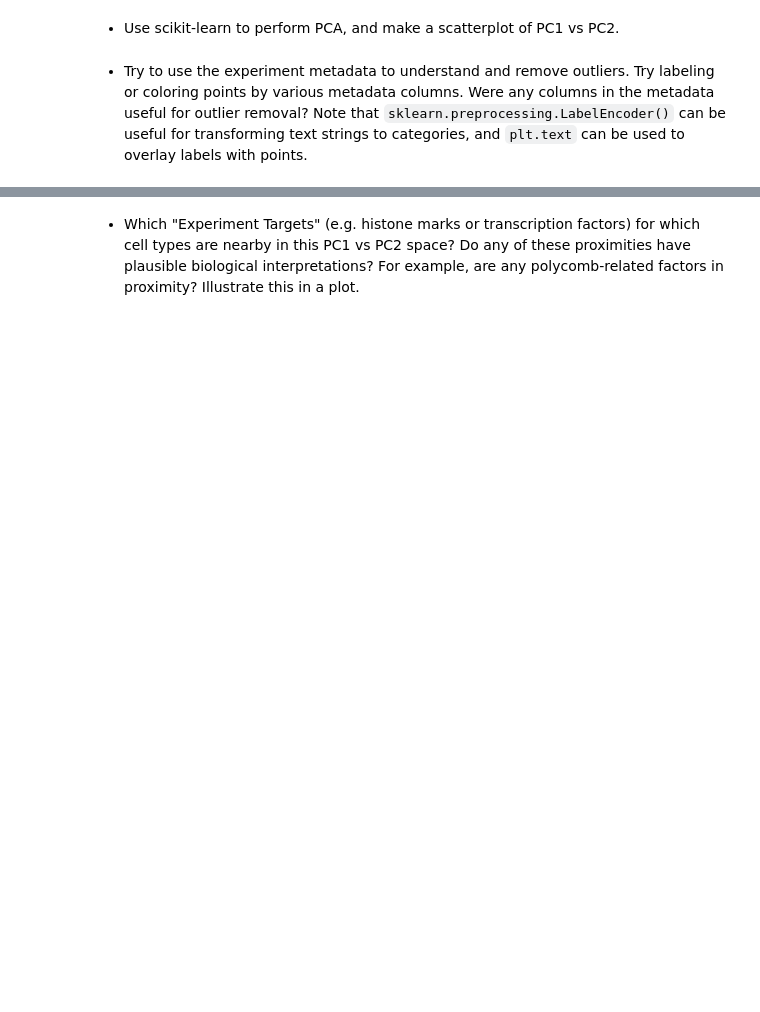
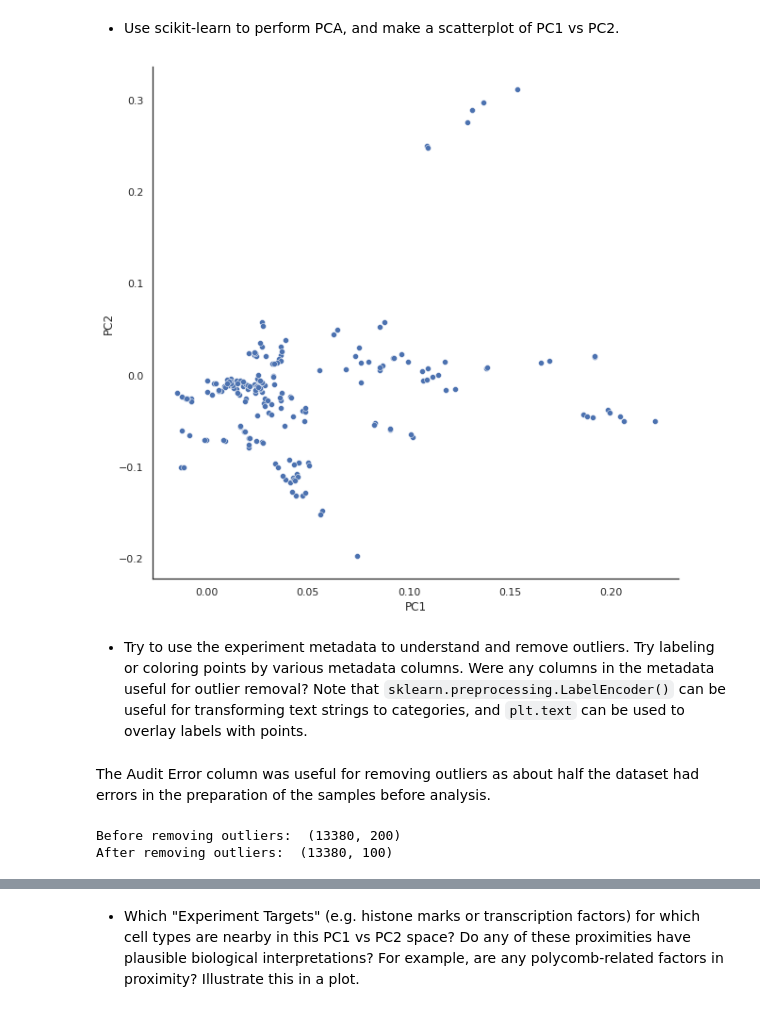
Before and after one commit to ramayyala/qbio577_fall2022, a Jupyter notebook: encode-bigwig-eda.ipynb, the cells around one changed output, grey strips where cells are left out. Drawn from its saved outputs; the diff is of its cells as text; code cells hidden in the pictures; blank space fills up the shorter version.

```diff
--- a/encode-bigwig-eda.ipynb
+++ b/encode-bigwig-eda.ipynb
@@ -33,4 +58,42 @@ bigwig_metadata = pd.read_table('./data/ENCODE_GRCh38_bigWig.tsv')
 # %% [markdown]
 - Use scikit-learn to perform PCA, and make a scatterplot of PC1 vs PC2.
+# %%
+from sklearn.decomposition import PCA
+X=df.iloc[:, 3:]
+pca = PCA(n_components=2)
+components = pca.fit_transform(X)
+# %%
+sns.set_context("paper")
+sns.color_palette("pastel")
+sns.set(rc={'figure.figsize':(10,10)})
+sns.set_style("white")
+ax=sns.scatterplot(x = pca.components_[0], y = pca.components_[1])
+ax.set_ylabel("PC2")
+ax.set_xlabel("PC1")
+#ax.set_title("Expression Profiles of the First 10 Samples of the Encode Dataset")
+sns.despine()
+#px.scatter(x=pca.components_[0],y=pca.components_[1], color=labels, width=1000, height=1000, labels={"x":"PC1", "y":"PC2"})
+# %% [output]
+[figure, added]
 # %% [markdown]
 - Try to use the experiment metadata to understand and remove outliers. Try labeling or coloring points by various metadata columns. Were any columns in the metadata useful for outlier removal? Note that `sklearn.preprocessing.LabelEncoder()` can be useful for transforming text strings to categories, and `plt.text` can be used to overlay labels with points.
+# %% [markdown]
+The Audit Error column was useful for removing outliers as about half the dataset had errors in the preparation of the samples before analysis.
+# %%
+df_selected=df.iloc[:, 3:]
+print("Before removing outliers: ",df_selected.shape)
+df_selected=df_selected.T
+df_selected=df_selected.reset_index()
+df_selected=df_selected.rename(columns={"index":"File accession"})
+df_selected=df_selected.set_index("File accession")
+meta=metadata[["File accession","Audit ERROR"]]
+meta=meta.set_index("File accession")
+df_selected=df_selected.merge(meta, on='File accession', how='inner')
+df_selected=df_selected[df_selected['Audit ERROR']=='None']
+
+df_selected=df_selected.drop(['Audit ERROR'],axis=1)
+df_selected=df_selected.T
+print("After removing outliers: ",df_selected.shape)
+# %% [output]
+Before removing outliers:  (13380, 200)
+After removing outliers:  (13380, 100)
```
Also changed, not shown: parts of 31 cells of this notebook.
